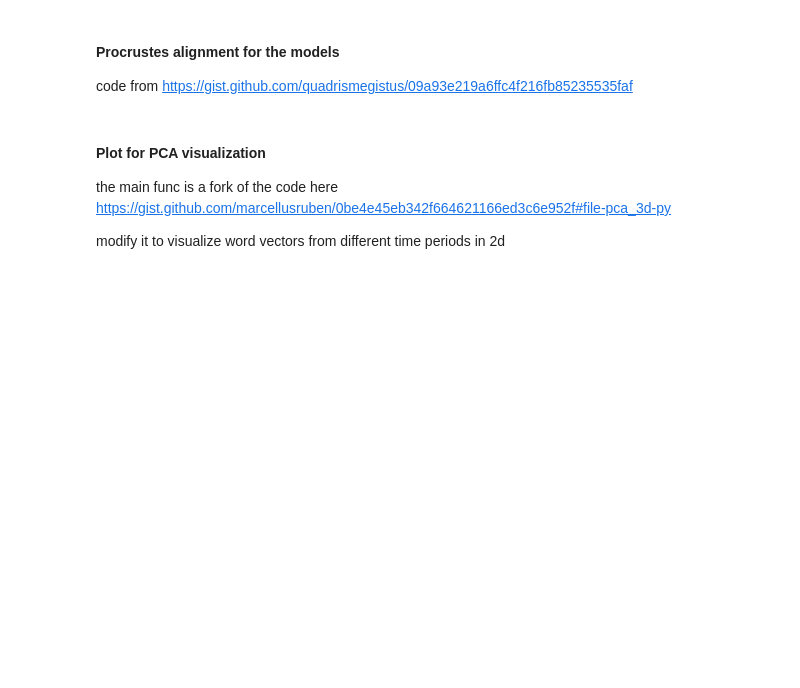
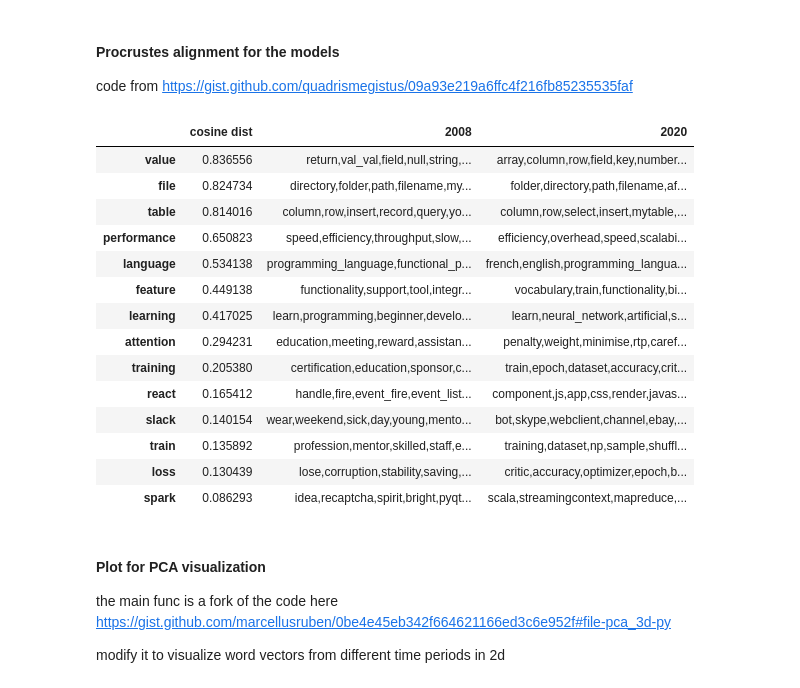
Before and after one commit to RendalPhoenix/semantic_change_project, a Jupyter notebook: analysis/w2v.ipynb, the cells around one changed output. Saved outputs shown, nothing was run; the diff lists cells and outputs as text; code cells hidden in the pictures; blank space fills up the shorter version.

```diff
--- a/analysis/w2v.ipynb
+++ b/analysis/w2v.ipynb
@@ -159,6 +159,24 @@ df = pd.DataFrame(similar_words_list_kw,
 srt_df=df.sort_values(by=['cosine dist'],ascending=False)
 #save to local file
 # srt_df.to_excel(basecsvpath+"_08_20.xls")
+# %%
+srt_df
+# %% [output]
+|  | cosine dist | 2008 | 2020 |
+| value | 0.836556 | return,val_val,field,null,string,... | array,column,row,field,key,number... |
+| file | 0.824734 | directory,folder,path,filename,my... | folder,directory,path,filename,af... |
+| table | 0.814016 | column,row,insert,record,query,yo... | column,row,select,insert,mytable,... |
+| performance | 0.650823 | speed,efficiency,throughput,slow,... | efficiency,overhead,speed,scalabi... |
+| language | 0.534138 | programming_language,functional_p... | french,english,programming_langua... |
+| feature | 0.449138 | functionality,support,tool,integr... | vocabulary,train,functionality,bi... |
+| learning | 0.417025 | learn,programming,beginner,develo... | learn,neural_network,artificial,s... |
+| attention | 0.294231 | education,meeting,reward,assistan... | penalty,weight,minimise,rtp,caref... |
+| training | 0.205380 | certification,education,sponsor,c... | train,epoch,dataset,accuracy,crit... |
+| react | 0.165412 | handle,fire,event_fire,event_list... | component,js,app,css,render,javas... |
+| slack | 0.140154 | wear,weekend,sick,day,young,mento... | bot,skype,webclient,channel,ebay,... |
+| train | 0.135892 | profession,mentor,skilled,staff,e... | training,dataset,np,sample,shuffl... |
+| loss | 0.130439 | lose,corruption,stability,saving,... | critic,accuracy,optimizer,epoch,b... |
+| spark | 0.086293 | idea,recaptcha,spirit,bright,pyqt... | scala,streamingcontext,mapreduce,... |
 # %% [markdown]
 #### Plot for PCA visualization
 
```
Also changed, not shown: 1 other file.
